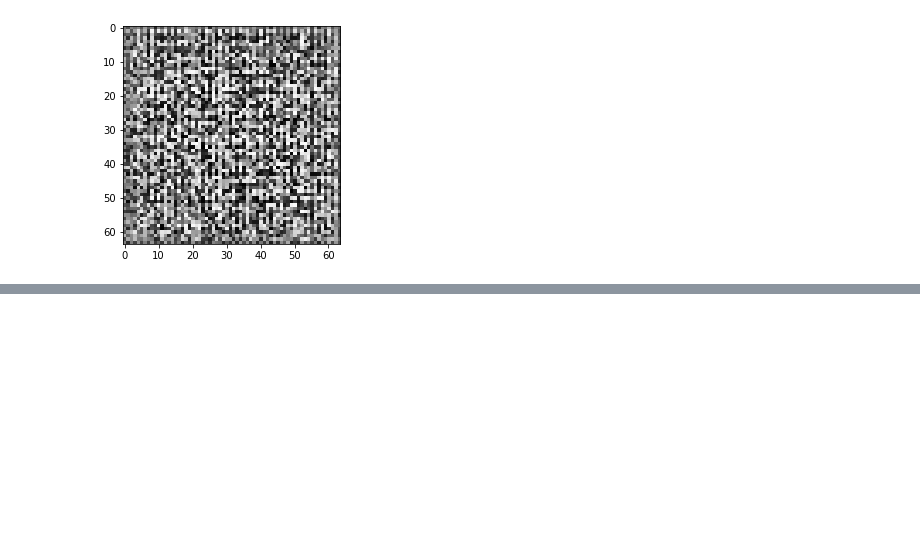
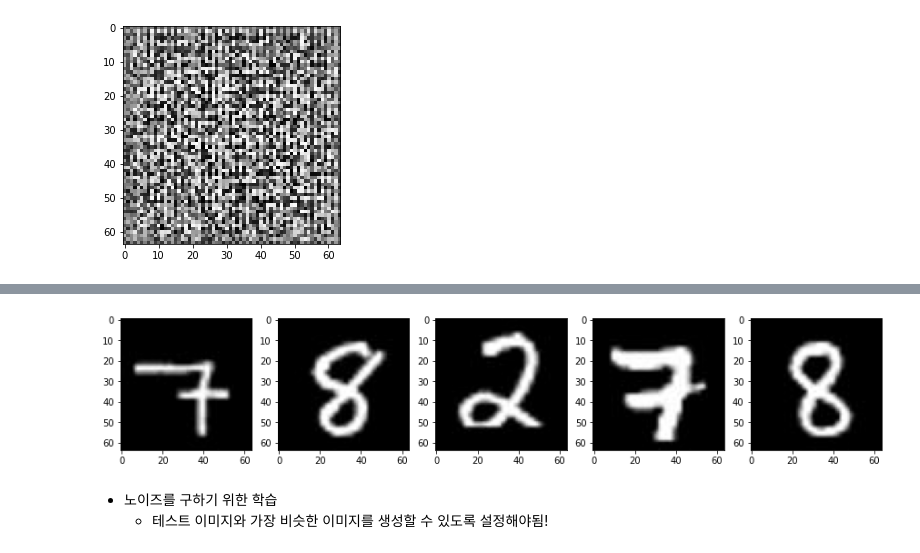
Before and after one commit to KodaHye/PyTorch, a Jupyter notebook: Chapter6. GAN을 활용한 이상 이미지 탐지(AnoGAN, Efficient GAN)/6. GAN을 활용한 이상 이미지 탐지.ipynb, the cells around one changed output, grey strips where cells are left out. Cells and saved outputs as stored; diff of their text form; code cells hidden in the pictures; blank space fills up the shorter version.

```diff
--- a/Chapter6. GAN을 활용한 이상 이미지 탐지(AnoGAN, Efficient GAN)/6. GAN을 활용한 이상 이미지 탐지.ipynb
+++ b/Chapter6. GAN을 활용한 이상 이미지 탐지(AnoGAN, Efficient GAN)/6. GAN을 활용한 이상 이미지 탐지.ipynb
@@ -352,3 +409,20 @@ def make_datapath_list():
         train_img_list.append(img_path)
 
     return train_img_list
+# %%
+# 테스트 데이터 확인
+batch_iterator = iter(test_dataloader) # 반복자로 변환
+images = next(batch_iterator)
+
+# 첫 번째 미니 배치를 꺼낸다.
+fig = plt.figure(figsize = (15 ,6))
+for i in range(0, 5):
+    plt.subplot(2, 5, i+1)
+    plt.imshow(images[i][0].cpu().detach().numpy(), 'gray')
+
+# 출력결과: 이상 탐지를 실행할 테스트 이미지
+# %% [output]
+[figure, added]
+# %% [markdown]
+* 노이즈를 구하기 위한 학습
+    * 테스트 이미지와 가장 비슷한 이미지를 생성할 수 있도록 설정해야됨!
```
Also changed, not shown: parts of 32 cells of this notebook.
